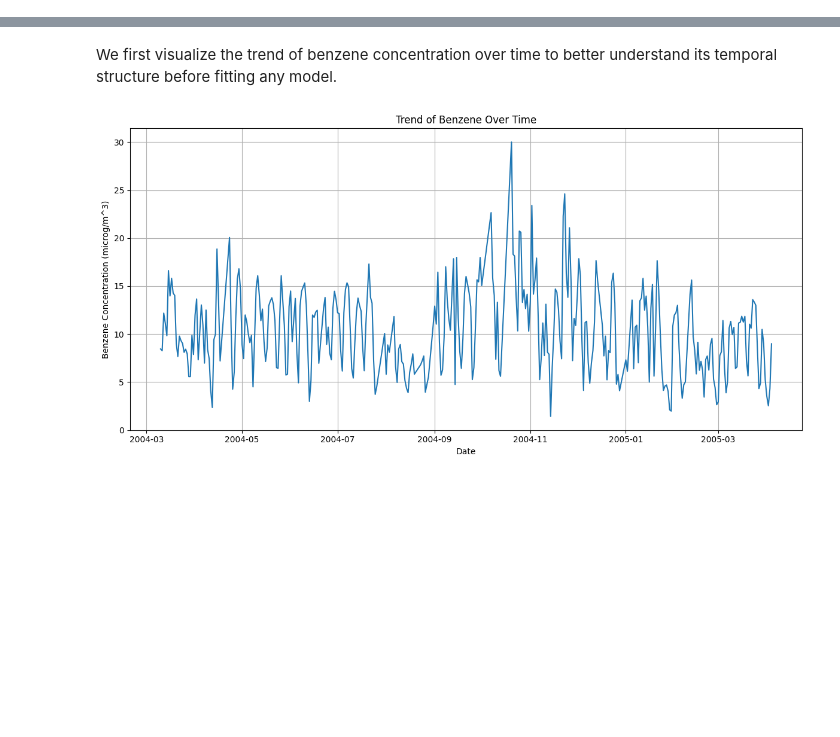
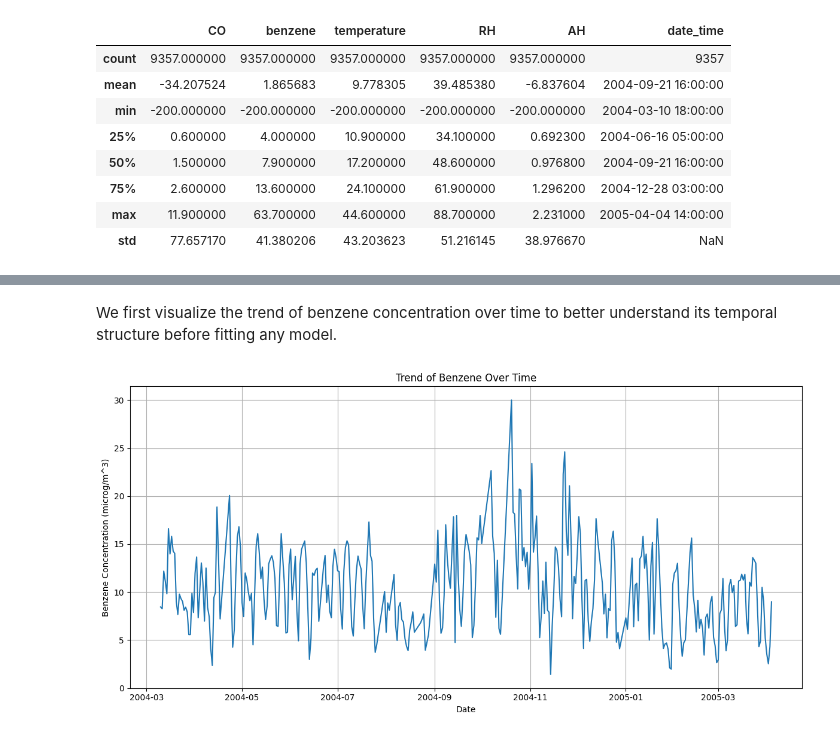
Before and after one commit to jccrews256/ST-554-Project1-Template, a Jupyter notebook: Task3/Task3.ipynb, the cells around one changed output, grey strips where cells are left out. Cells and saved outputs as stored; diff of their text form; code cells hidden in the pictures; blank space fills up the shorter version.

```diff
--- a/Task3/Task3.ipynb
+++ b/Task3/Task3.ipynb
@@ -195,0 +91,10 @@ The `benzene (C6H6(GT))` serves as our response variable. we will first fit a Si
+# %%
+# subset the dataset to only keep required variables and rename columns
+cols_to_keep = ['Date', 'Time', 'CO(GT)', 'C6H6(GT)', 'T', 'RH', 'AH']
+sub_df = df.loc[:, cols_to_keep] \
+            .copy() \
+            .rename(columns={'CO(GT)': 'CO',
+                             'C6H6(GT)': 'benzene',
+                             'T': 'temperature'
+                            })
+sub_df.info() # inspect subset
@@ -195,0 +120,9 @@ The `benzene (C6H6(GT))` serves as our response variable. we will first fit a Si
+# %%
+# Concatenating Date and Time to create a new date_time stamps
+sub_df["date_time"] = sub_df.Date + " " + sub_df.Time
+
+# Converting date_time to a true datetime type
+sub_df["date_time"] = pd.to_datetime(sub_df.date_time)
+
+# Printing first few rows of updated data frame
+sub_df.head()
@@ -195,0 +156,12 @@ The `benzene (C6H6(GT))` serves as our response variable. we will first fit a Si
+# %%
+sub_df.describe()
+# %% [output]
+|  | CO | benzene | temperature | RH | AH | date_time |
+| count | 9357.000000 | 9357.000000 | 9357.000000 | 9357.000000 | 9357.000000 | 9357 |
+| mean | -34.207524 | 1.865683 | 9.778305 | 39.485380 | -6.837604 | 2004-09-21 16:00:00 |
+| min | -200.000000 | -200.000000 | -200.000000 | -200.000000 | -200.000000 | 2004-03-10 18:00:00 |
+| 25% | 0.600000 | 4.000000 | 10.900000 | 34.100000 | 0.692300 | 2004-06-16 05:00:00 |
+| 50% | 1.500000 | 7.900000 | 17.200000 | 48.600000 | 0.976800 | 2004-09-21 16:00:00 |
+| 75% | 2.600000 | 13.600000 | 24.100000 | 61.900000 | 1.296200 | 2004-12-28 03:00:00 |
+| max | 11.900000 | 63.700000 | 44.600000 | 88.700000 | 2.231000 | 2005-04-04 14:00:00 |
+| std | 77.657170 | 41.380206 | 43.203623 | 51.216145 | 38.976670 | NaN |
```
Also changed, not shown: parts of 82 cells of this notebook.
